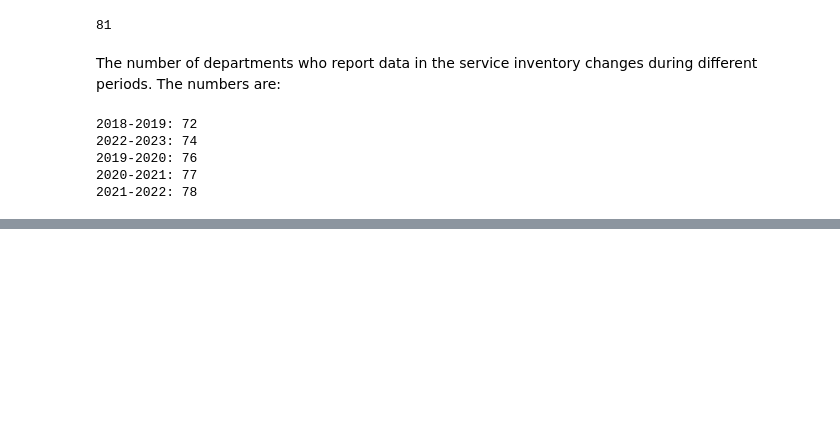
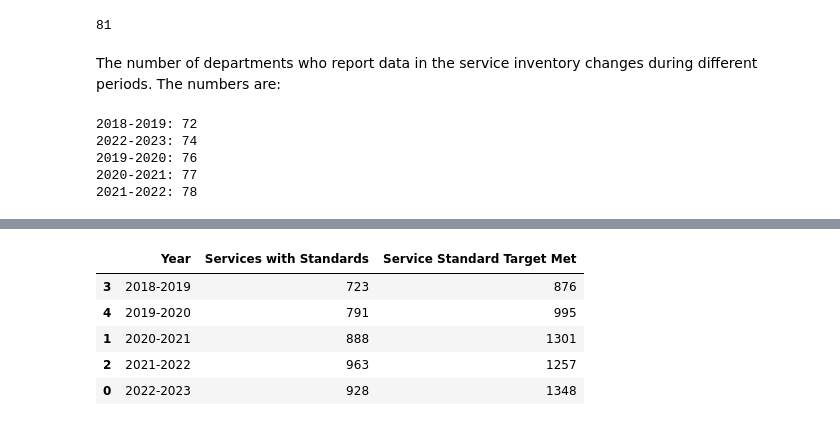
Before and after one commit to TLdgh/ServiceInventory, a Jupyter notebook: Analysis.ipynb, the cells around one changed output, grey strips where cells are left out. Saved outputs shown, nothing was run; the diff lists cells and outputs as text; code cells hidden in the pictures; blank space fills up the shorter version.

```diff
--- a/Analysis.ipynb
+++ b/Analysis.ipynb
@@ -42,0 +128,20 @@ for key, val in df.items():
+# %%
+df=df[["fiscal_yr", "service_id", "target_met"]].fillna("Napplicable")
+
+res={}
+for year in df["fiscal_yr"].unique():
+    cond1=df["fiscal_yr"]==year
+    cond2=df["target_met"]=="Y"
+    res[year]=[len(df[df["fiscal_yr"]==year]["service_id"].unique()), len(df[cond1 & cond2])]
+res=pd.DataFrame(res).transpose().reset_index()
+Typenames=["Services with Standards", "Service Standard Target Met"]
+res.columns=["Year"]+Typenames
+res=res.sort_values(by="Year")
+res
+# %% [output]
+|  | Year | Services with Standards | Service Standard Target Met |
+| 3 | 2018-2019 | 723 | 876 |
+| 4 | 2019-2020 | 791 | 995 |
+| 1 | 2020-2021 | 888 | 1301 |
+| 2 | 2021-2022 | 963 | 1257 |
+| 0 | 2022-2023 | 928 | 1348 |
```
Also changed, not shown: parts of 8 cells of this notebook.
